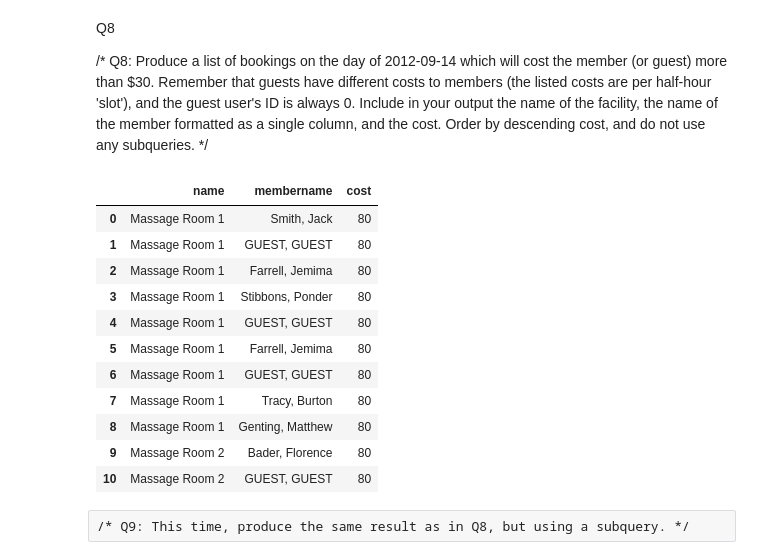
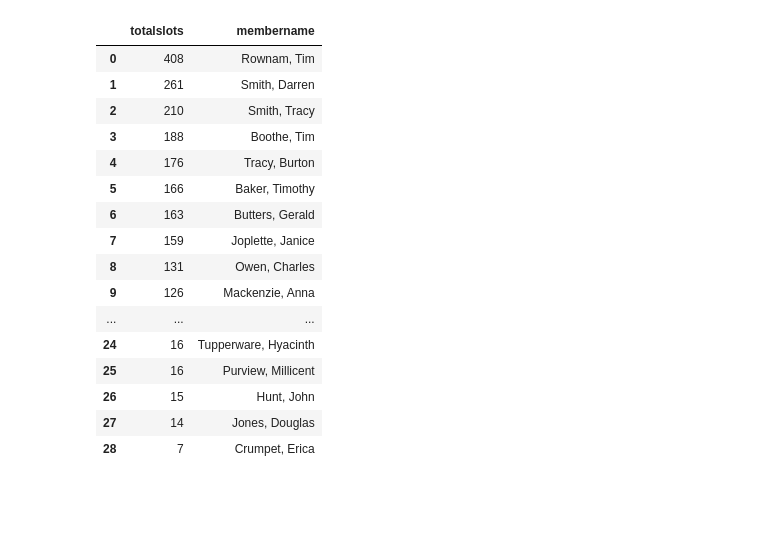
Before and after one commit to mfdawg99/Springboard_SQLCaseStudy, a Jupyter notebook: Answers1.ipynb, the cells around one changed output. Cells and saved outputs as stored; diff of their text form; code cells hidden in the pictures; blank space fills up the shorter version.

Commit message:
20210630 - Complete SQL Case Study

```diff
--- a/Answers1.ipynb
+++ b/Answers1.ipynb
@@ -167,46 +172,44 @@ df
-# %% [markdown]
-Q8
-
-/* Q8: Produce a list of bookings on the day of 2012-09-14 which
-will cost the member (or guest) more than $30. Remember that guests have
-different costs to members (the listed costs are per half-hour 'slot'), and
-the guest user's ID is always 0. Include in your output the name of the
-facility, the name of the member formatted as a single column, and the cost.
-Order by descending cost, and do not use any subqueries. */
 # %%
-query = '''
-    SELECT name, m.surname || ', ' || m.firstname as membername,
-    CASE WHEN membercost > 30 THEN membercost
-         WHEN guestcost > 30 THEN guestcost
-         END AS cost
-
-    FROM Bookings as b
-
-    LEFT JOIN Facilities AS f ON b.facid = f.facid
-    LEFT JOIN Members AS m ON b.memid = m.memid
-
-    WHERE
-        ((starttime LIKE '2012-09-14%'))
-        AND
-        (membercost > 30 OR guestcost > 30)
-
-    ORDER BY cost DESC
-    ;'''
+query = '''SELECT
+             count(slots) AS totalslots,
+             surname || ', ' || firstname as membername
+            FROM
+                Facilities
+            LEFT JOIN
+                Bookings as book
+                ON
+                    book.facid = Facilities.facid
+            LEFT JOIN
+                Members as mem
+                ON
+                    mem.memid = book.memid
+            WHERE
+                    membername NOT LIKE ("%GUEST%")
+                AND
+                    mem.memid != 0
+            GROUP BY
+                membername
+            ORDER BY
+                totalslots DESC
+        ;'''
 
 df = pd.read_sql_query(query, engine)
 df
 # %% [output]
-|  | name | membername | cost |
-| 0 | Massage Room 1 | Smith, Jack | 80 |
-| 1 | Massage Room 1 | GUEST, GUEST | 80 |
-| 2 | Massage Room 1 | Farrell, Jemima | 80 |
-| 3 | Massage Room 1 | Stibbons, Ponder | 80 |
-| 4 | Massage Room 1 | GUEST, GUEST | 80 |
-| 5 | Massage Room 1 | Farrell, Jemima | 80 |
-| 6 | Massage Room 1 | GUEST, GUEST | 80 |
-| 7 | Massage Room 1 | Tracy, Burton | 80 |
-| 8 | Massage Room 1 | Genting, Matthew | 80 |
-| 9 | Massage Room 2 | Bader, Florence | 80 |
-| 10 | Massage Room 2 | GUEST, GUEST | 80 |
+|  | totalslots | membername |
+| 0 | 408 | Rownam, Tim |
+| 1 | 261 | Smith, Darren |
+| 2 | 210 | Smith, Tracy |
+| 3 | 188 | Boothe, Tim |
+| 4 | 176 | Tracy, Burton |
+| 5 | 166 | Baker, Timothy |
+| 6 | 163 | Butters, Gerald |
+| 7 | 159 | Joplette, Janice |
+| 8 | 131 | Owen, Charles |
+| 9 | 126 | Mackenzie, Anna |
+| ... | ... | ... |
+| 24 | 16 | Tupperware, Hyacinth |
+| 25 | 16 | Purview, Millicent |
+| 26 | 15 | Hunt, John |
+| 27 | 14 | Jones, Douglas |
+| 28 | 7 | Crumpet, Erica |
-# %% [raw]
-/* Q9: This time, produce the same result as in Q8, but using a subquery. */
```
Also changed, not shown: parts of 29 cells of this notebook, 1 other file.
